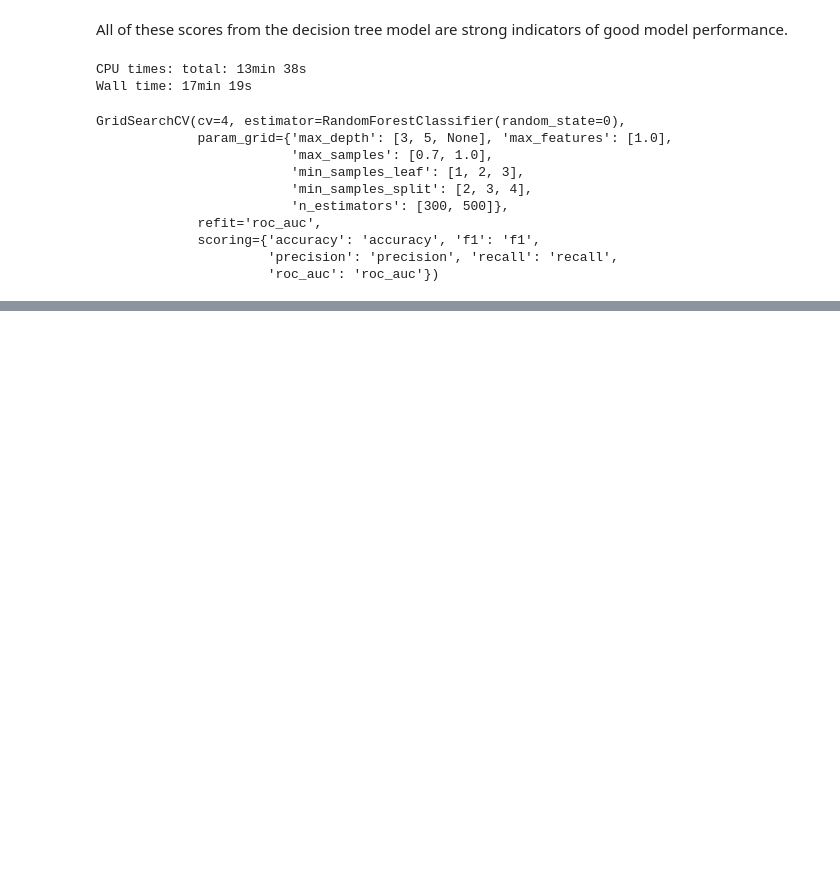
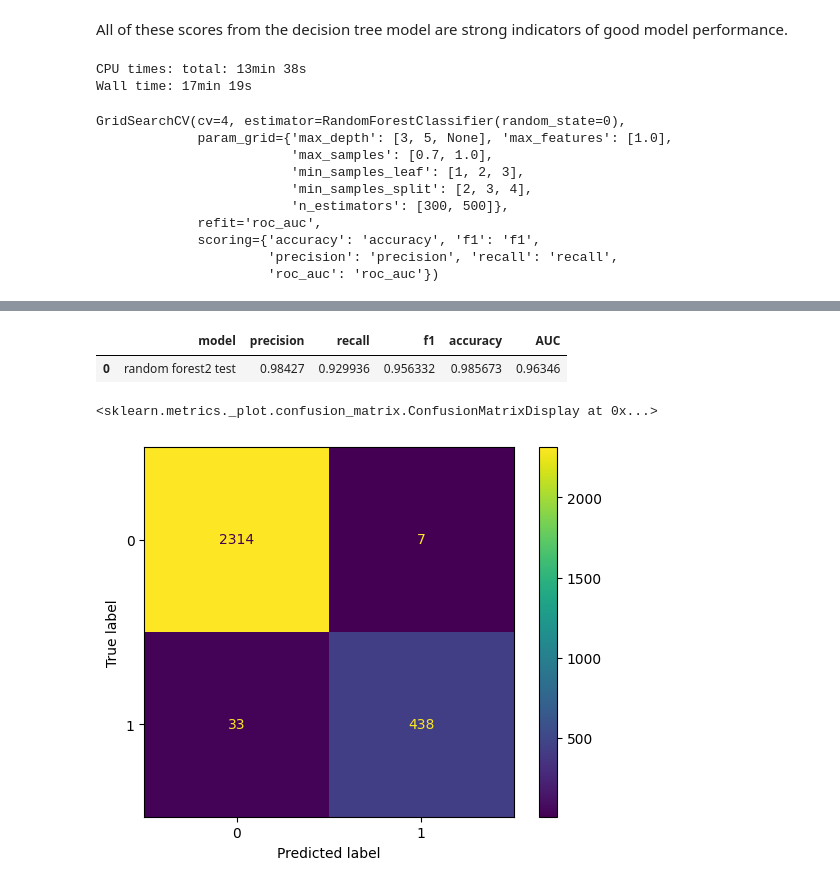
Before and after one commit to DanishAjaib/employee_churn, a Jupyter notebook: main.ipynb, the cells around one changed output, grey strips where cells are left out. Cells and saved outputs as stored; diff of their text form; code cells hidden in the pictures; blank space fills up the shorter version.

```diff
--- a/main.ipynb
+++ b/main.ipynb
@@ -656,0 +803,2 @@ rf1_test_scores
+# %%
+rf2 = read_pickle(path, 'hr_rf2')
@@ -656,0 +819,18 @@ rf1_test_scores
+# %%
+rf2_test_scores = get_scores('random forest2 test', rf2, X_test, y_test)
+rf2_test_scores
+# %% [output]
+|  | model | precision | recall | f1 | accuracy | AUC |
+| 0 | random forest2 test | 0.98427 | 0.929936 | 0.956332 | 0.985673 | 0.96346 |
+# %%
+# Generate array of values for confusion matrix
+preds = rf2.best_estimator_.predict(X_test)
+cm = confusion_matrix(y_test, preds, labels=rf2.classes_)
+
+# Plot confusion matrix
+disp = ConfusionMatrixDisplay(confusion_matrix=cm,
+                             display_labels=rf2.classes_)
+disp.plot(values_format='')
+# %% [output]
+<sklearn.metrics._plot.confusion_matrix.ConfusionMatrixDisplay at 0x...>
+[figure, added]
```
Also changed, not shown: parts of 25 cells of this notebook.
